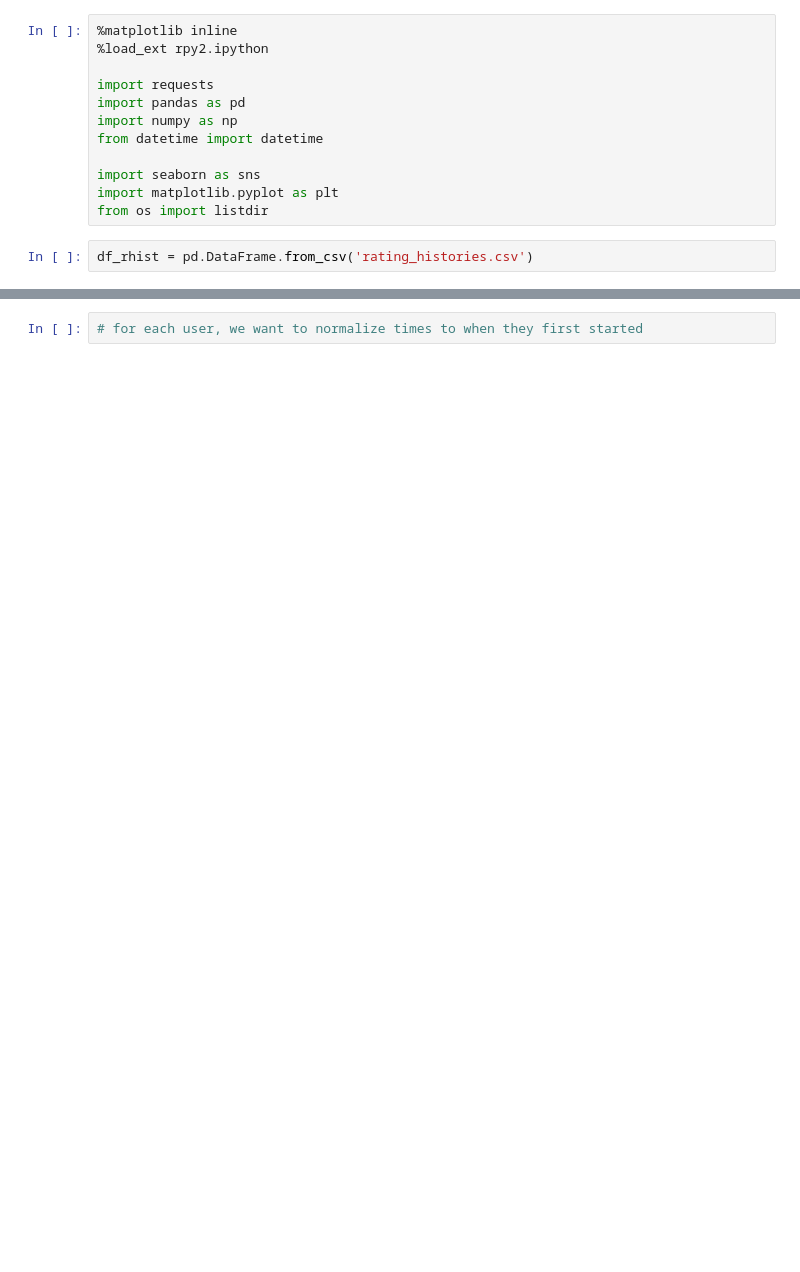
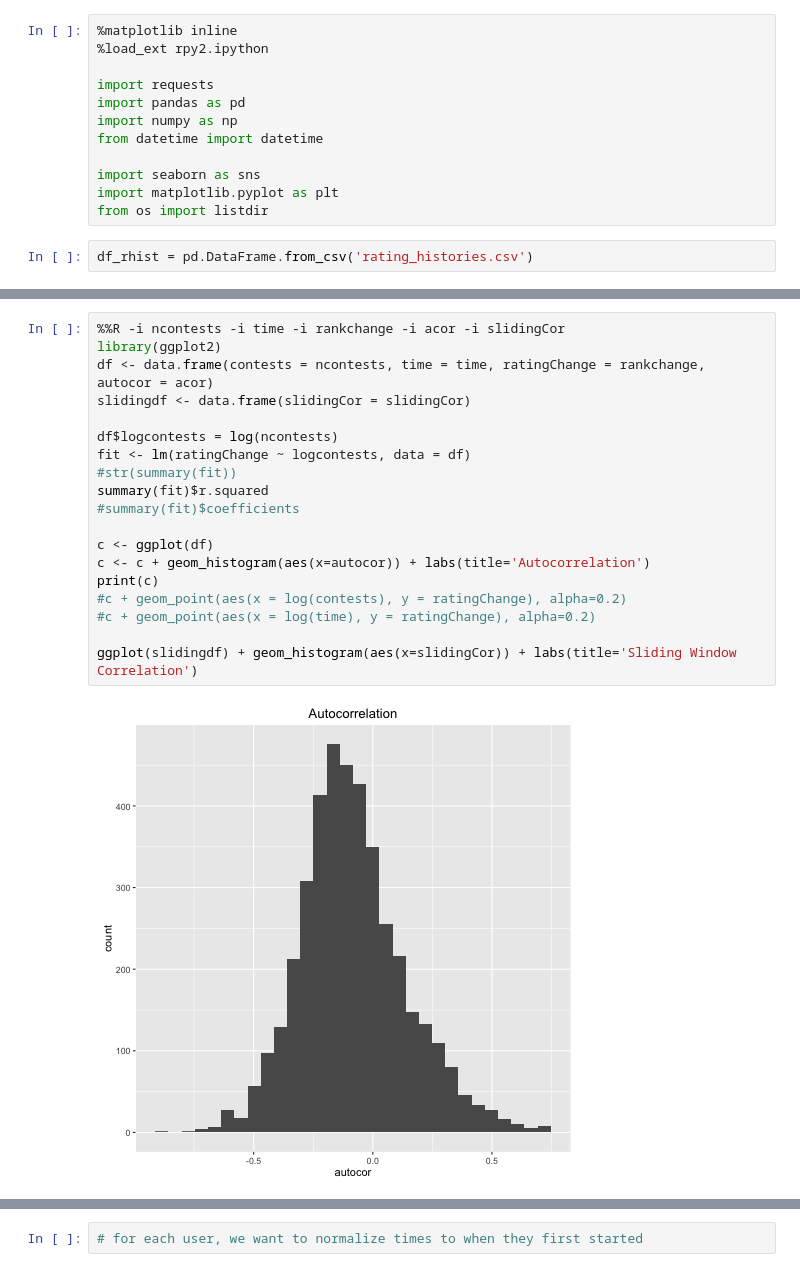
Before and after one commit to yjiao/codeforces-api, a Jupyter notebook: visualization_allUserRatings.ipynb, the cells around one changed output, grey strips where cells are left out. Cells and saved outputs as stored; diff of their text form; blank space fills up the shorter version.

```diff
--- a/visualization_allUserRatings.ipynb
+++ b/visualization_allUserRatings.ipynb
@@ -14,0 +103,21 @@ df_rhist = pd.DataFrame.from_csv('rating_histories.csv')
+# %%
+%%R -i ncontests -i time -i rankchange -i acor -i slidingCor
+library(ggplot2)
+df <- data.frame(contests = ncontests, time = time, ratingChange = rankchange, autocor = acor)
+slidingdf <- data.frame(slidingCor = slidingCor)
+
+df$logcontests = log(ncontests)
+fit <- lm(ratingChange ~ logcontests, data = df)
+#str(summary(fit))
+summary(fit)$r.squared
+#summary(fit)$coefficients
+
+c <- ggplot(df)
+c <- c + geom_histogram(aes(x=autocor)) + labs(title='Autocorrelation')
+print(c)
+#c + geom_point(aes(x = log(contests), y = ratingChange), alpha=0.2)
+#c + geom_point(aes(x = log(time), y = ratingChange), alpha=0.2)
+
+ggplot(slidingdf) + geom_histogram(aes(x=slidingCor)) + labs(title='Sliding Window Correlation')
+# %% [output]
+[figure, added]
```
Also changed, not shown: parts of 6 cells of this notebook, 1 other file.
